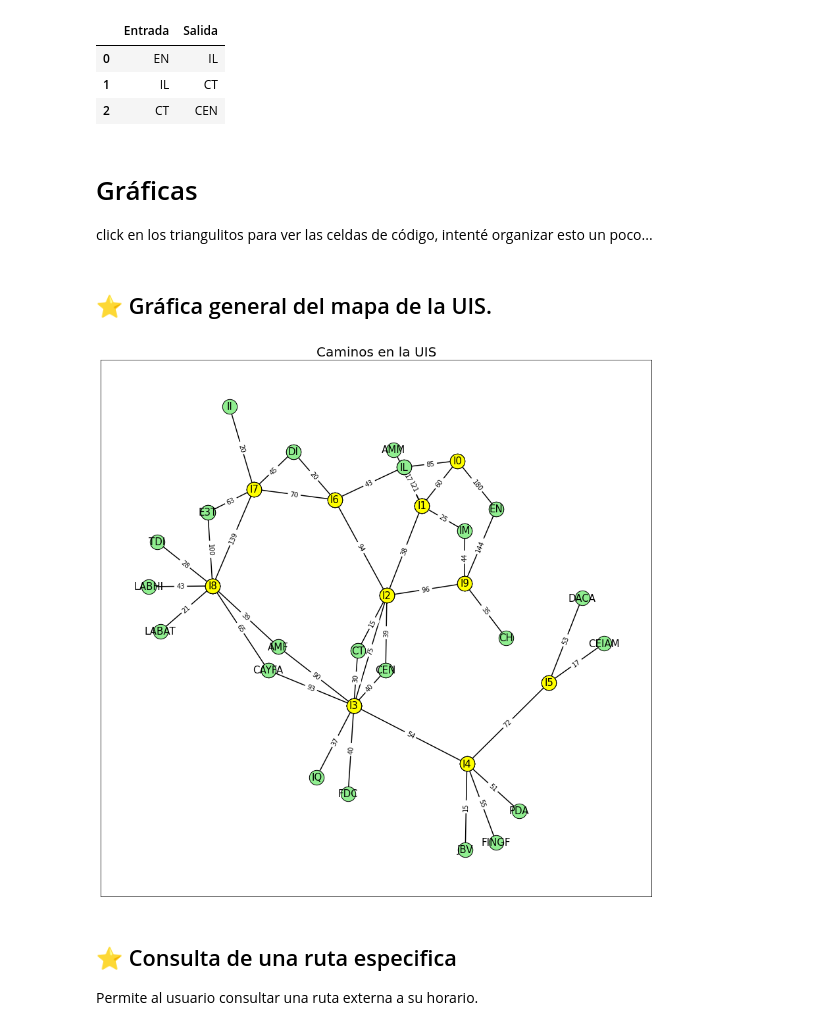
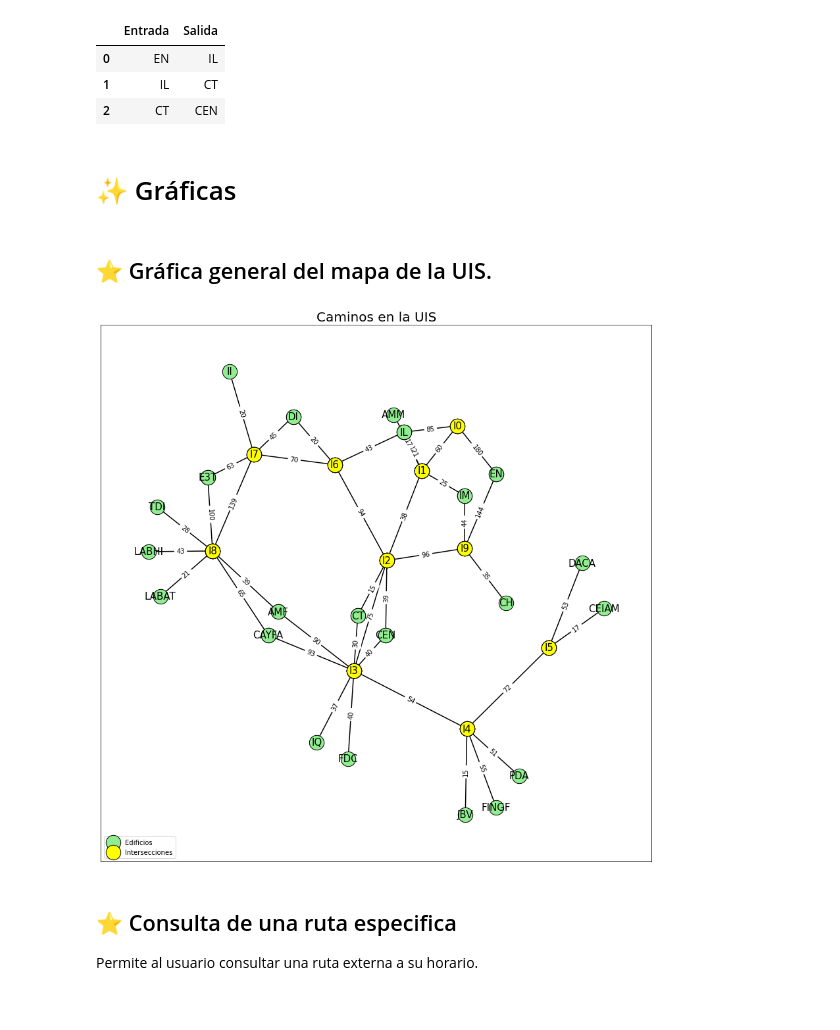
Before and after one commit to TMikeM/PRUEBAS-PARA-EL-PROYECTO-FINAL, a Jupyter notebook: grafoProyecto.ipynb, the cells around one changed output. Drawn from its saved outputs; the diff is of its cells as text; code cells hidden in the pictures.

```diff
--- a/grafoProyecto.ipynb
+++ b/grafoProyecto.ipynb
@@ -60,43 +67,39 @@ dh.head()
 | 0 | EN | IL |
 | 1 | IL | CT |
 | 2 | CT | CEN |
-# %% [markdown]
-# Gráficas
-click en los triangulitos para ver las celdas de código, intenté organizar esto un poco...
+# %% [markdown]
+# ✨ Gráficas
 # %% [markdown]
 ## ⭐ Gráfica general del mapa de la UIS.
 # %%
 #Tamaño de la gráfica
 fig, ax = plt.subplots(figsize=(15, 15))
 
 #Distancia de los nodos
 seed = 2
 pos = nx.spring_layout(G, seed=seed)
 
-#Configuración para las aristas en general
+#Configuración para los nodos
+edif = list(df.Origen)   #Toma del dataframe solo la columna de origen
+inter = list(df.Destino) #Toma del dataframe solo la columna de destino
+
+nx.draw_networkx_nodes(G, pos, nodelist=edif, node_size=500, edgecolors='Black', node_color='lightgreen', label = 'Edificios' )
+nx.draw_networkx_nodes(G, pos, nodelist=inter, node_size=500, edgecolors='Black', node_color='yellow', label = 'Intersecciones')
+
+#Configuración para las aristas
 nx.draw_networkx_edges(G, pos, edge_color='black', width = 1.5)
 weight_labels = nx.get_edge_attributes(G,'peso')
-
-#Configuración para los nodos
-inter = list(df.Destino)
-edif = list(df.Origen)
-
-nx.draw_networkx_nodes(G, pos, nodelist=edif, node_size=500, edgecolors='Black', node_color='lightgreen') #Para los edificios
-nx.draw_networkx_nodes(G, pos, nodelist=inter, node_size=500, edgecolors='Black', node_color='yellow') #Para las intersecciones
-
-#Configuración para las aristas
 labels = {e: G.edges[e]['Peso'] for e in G.edges} #Guarda los pesos entre cada arista
 nx.draw_networkx_edge_labels(G, pos, edge_labels=labels)
 
 #Configuración de las etiquetas
 nx.draw_networkx_labels(G, pos, font_size=15)
-
-
+plt.legend(loc="lower left")
 plt.title("Caminos en la UIS", fontsize=20)
 plt.axis('on')
 plt.show()
 # %% [output]
-[figure, old version]
+[figure, new version]
 # %% [markdown]
 ## ⭐ Consulta de una ruta especifica
 Permite al usuario consultar una ruta externa a su horario.
```
Also changed, not shown: parts of 8 cells of this notebook.
